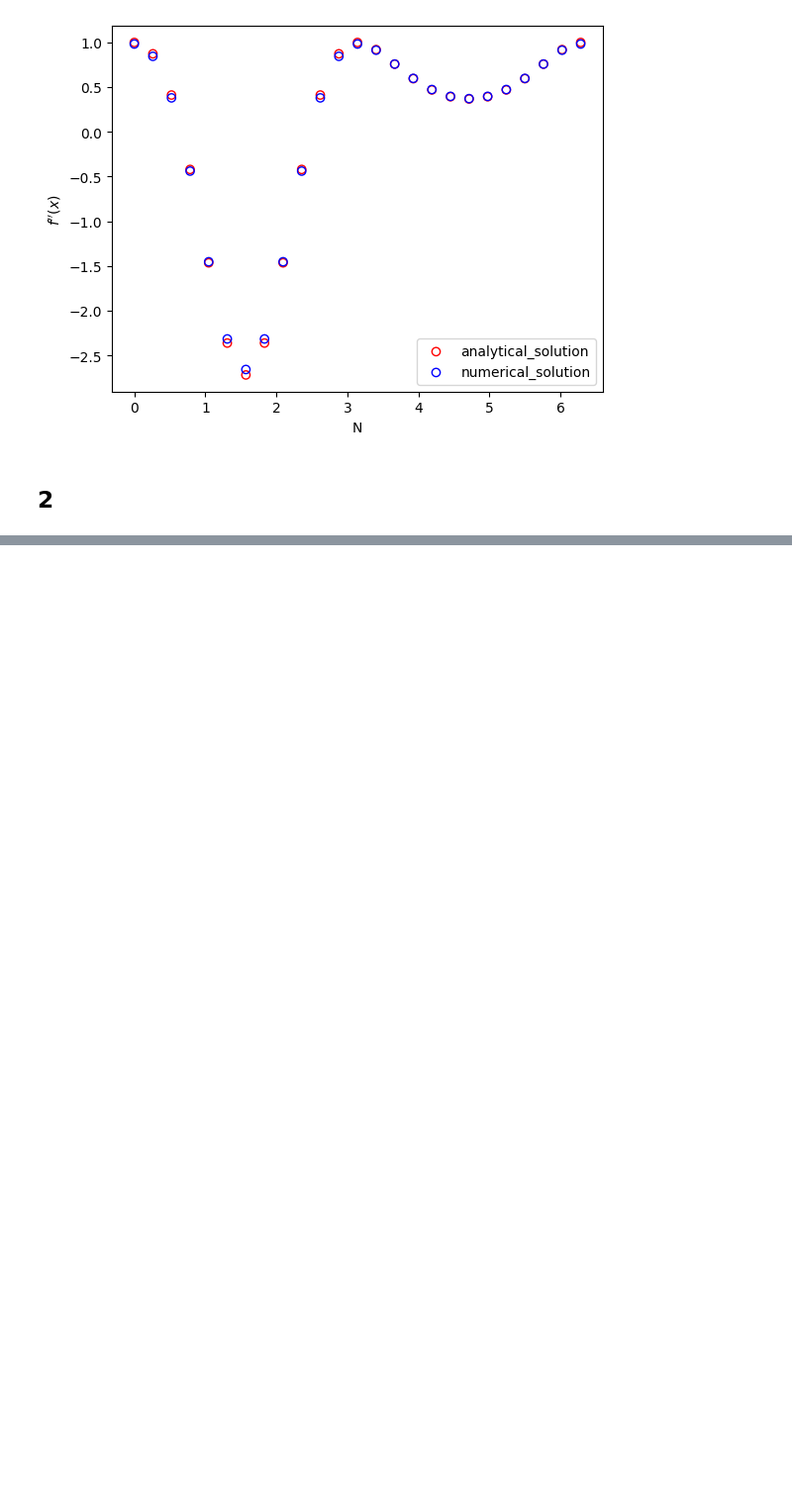
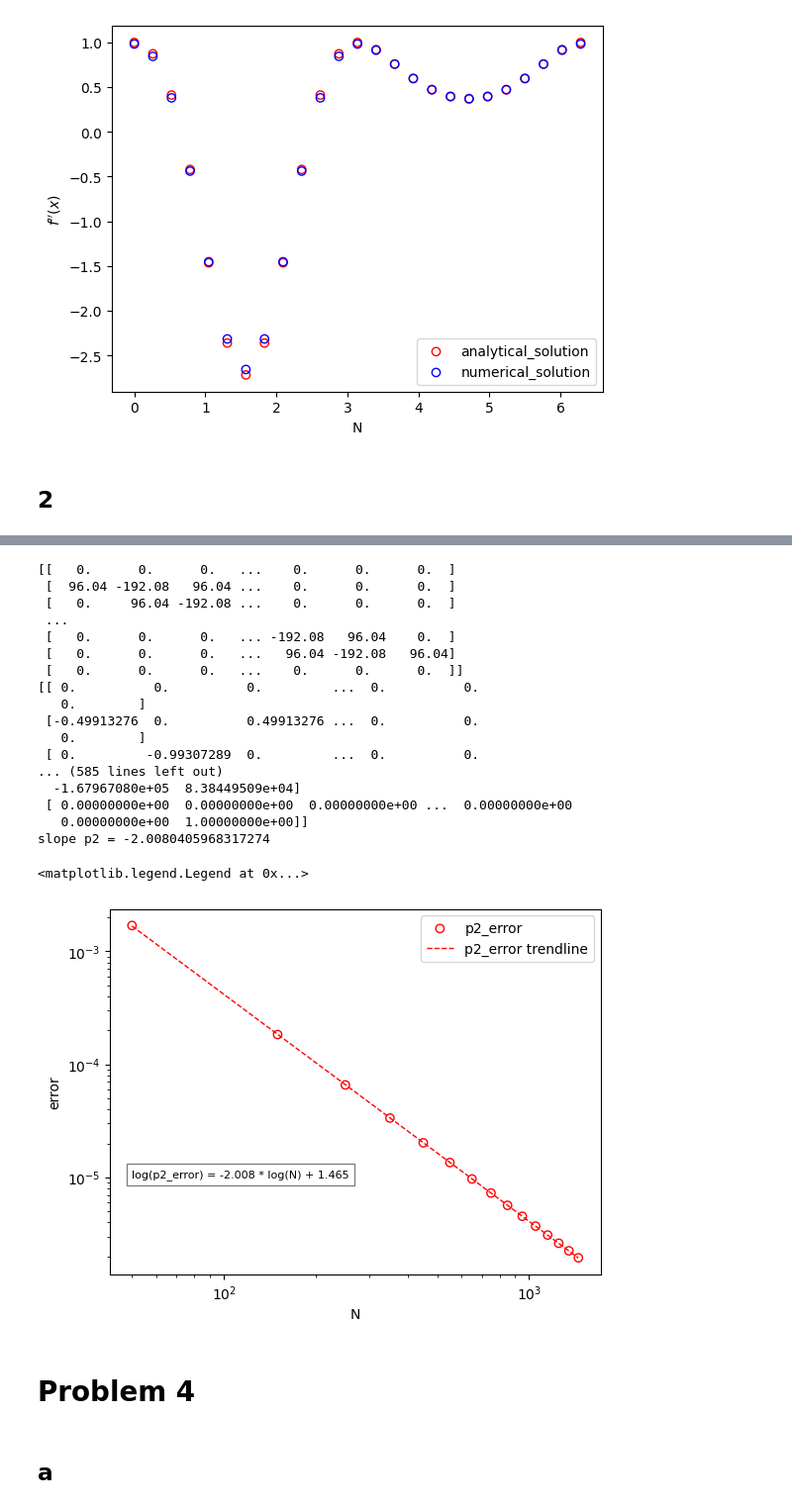
Before and after one commit to andrewholmberg/math_550_numerical_pdes, a Jupyter notebook: homework_0.ipynb, the cells around one changed output, grey strips where cells are left out. Shown at 99% size. Drawn from its saved outputs; the diff is of its cells as text; code cells hidden in the pictures; blank space fills up the shorter version.

```diff
--- a/homework_0.ipynb
+++ b/homework_0.ipynb
@@ -211,0 +229,3 @@ ax.legend()
+# %%
+xx = np.linspace(0,5,5)
+x = solve_linear_system(xx)
@@ -211,0 +253,69 @@ ax.legend()
+# %%
+N = 5
+# xx = np.linspace(0,5,N)
+# u_n = u(xx)
+
+p2_error = np.zeros(15)
+pinf_error = np.zeros(15)
+u = lambda x : np.sin(x)
+
+nn = [100*i + 50 for i in range(15)]
+for i,n in enumerate(nn):
+    xx = np.linspace(0,5,n)
+    actual_u = u(xx)
+    # f_x = compute_numerical_second_derivative(xx,fx)
+    diff = solve_linear_system(xx) - actual_u
+    p2_error[i] = np.sqrt(np.sum(np.square(diff))) / np.sqrt(np.sum(np.square(actual_u)))
+    # pinf_error[i] = np.max(np.abs(diff))/np.max(np.abs(f_xx_actual(xx)))
+
+
+fig,ax = plt.subplots()
+
+ax.scatter(nn, p2_error, facecolor='none', edgecolors='red', label="p2_error")
+# ax.scatter(nn, pinf_error, facecolor='none', edgecolors='blue',label="pinf_error")
+
+tlp2 = np.polyfit(np.log(nn), np.log(p2_error), 1)
+tlpinf = np.polyfit(np.log(nn), np.log(pinf_error), 1)
+
+p2_trend = np.dot(np.array(tlp2).reshape(1,-1),np.array([np.log(nn),np.ones(len(nn))])).flatten()
+# pinf_trend = np.dot(np.array(tlpinf).reshape(1,-1),np.array([np.log(nn),np.ones(len(nn))])).flatten()
+
+ax.plot(nn, np.exp(p2_trend), 'red', linewidth=1, linestyle = 'dashed',label="p2_error trendline")
+# ax.plot(nn, np.exp(pinf_trend), 'blue', linewidth=1, linestyle = 'dashed',label="pinf_error trendline")
+
+print(f'slope p2 = {tlp2[0]}')
+
+equation = "".join([f"log(p2_error) = {round(tlp2[0],3)} * log(N) + {round(tlp2[1],3)}",
+                  ])
+
+plt.text(50, .00001, equation, fontsize=8, bbox=dict(facecolor='white', alpha=0.5))
+
+ax.set_xscale('log')
+ax.set_yscale('log')
+ax.set_xlabel('N')
+ax.set_ylabel('error')
+ax.legend()
+# %% [output]
+[[   0.      0.      0.   ...    0.      0.      0.  ]
+ [  96.04 -192.08   96.04 ...    0.      0.      0.  ]
+ [   0.     96.04 -192.08 ...    0.      0.      0.  ]
+ ...
+ [   0.      0.      0.   ... -192.08   96.04    0.  ]
+ [   0.      0.      0.   ...   96.04 -192.08   96.04]
+ [   0.      0.      0.   ...    0.      0.      0.  ]]
+[[ 0.          0.          0.         ...  0.          0.
+   0.        ]
+ [-0.49913276  0.          0.49913276 ...  0.          0.
+   0.        ]
+ [ 0.         -0.99307289  0.         ...  0.          0.
+... (585 lines left out)
+  -1.67967080e+05  8.38449509e+04]
+ [ 0.00000000e+00  0.00000000e+00  0.00000000e+00 ...  0.00000000e+00
+   0.00000000e+00  1.00000000e+00]]
+slope p2 = -2.0080405968317274
+<matplotlib.legend.Legend at 0x...>
+[figure, added]
+# %% [markdown]
+# Problem 4
+# %% [markdown]
+## a
```
Also changed, not shown: parts of 17 cells of this notebook, 1 other file.
